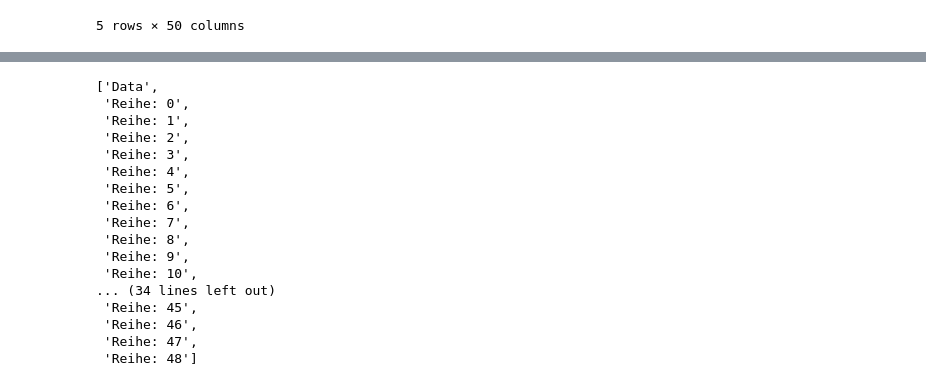
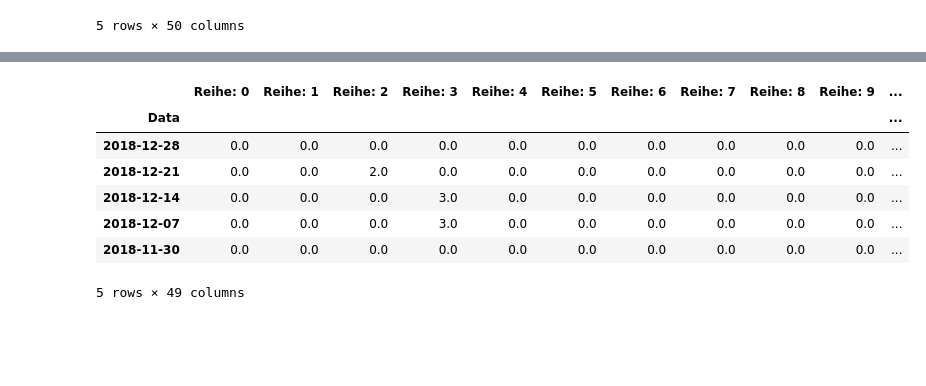
Before and after one commit to RepomanGithub/Timeseries_Binary_Data, a Jupyter notebook: timeseries_analysis.ipynb, the cells around one changed output, grey strips where cells are left out. Cells and saved outputs as stored; diff of their text form; code cells hidden in the pictures; blank space fills up the shorter version.

```diff
--- a/timeseries_analysis.ipynb
+++ b/timeseries_analysis.ipynb
@@ -180,21 +123,17 @@ df_new_data.head()
-# %%
-columns = list(df)
-columns
-# %% [output]
-['Data',
- 'Reihe: 0',
- 'Reihe: 1',
- 'Reihe: 2',
- 'Reihe: 3',
- 'Reihe: 4',
- 'Reihe: 5',
- 'Reihe: 6',
- 'Reihe: 7',
- 'Reihe: 8',
- 'Reihe: 9',
- 'Reihe: 10',
-... (34 lines left out)
- 'Reihe: 45',
- 'Reihe: 46',
- 'Reihe: 47',
- 'Reihe: 48']
+# %%
+df.month = pd.to_datetime(df.Data)
+
+# change to index
+df.set_index('Data',inplace=True)
+
+# results
+df.head()
+# %% [output]
+|  | Reihe: 0 | Reihe: 1 | Reihe: 2 | Reihe: 3 | Reihe: 4 | Reihe: 5 | Reihe: 6 | Reihe: 7 | Reihe: 8 | Reihe: 9 | ... |
+| Data |  |  |  |  |  |  |  |  |  |  | ... |
+| 2018-12-28 | 0.0 | 0.0 | 0.0 | 0.0 | 0.0 | 0.0 | 0.0 | 0.0 | 0.0 | 0.0 | ... |
+| 2018-12-21 | 0.0 | 0.0 | 2.0 | 0.0 | 0.0 | 0.0 | 0.0 | 0.0 | 0.0 | 0.0 | ... |
+| 2018-12-14 | 0.0 | 0.0 | 0.0 | 3.0 | 0.0 | 0.0 | 0.0 | 0.0 | 0.0 | 0.0 | ... |
+| 2018-12-07 | 0.0 | 0.0 | 0.0 | 3.0 | 0.0 | 0.0 | 0.0 | 0.0 | 0.0 | 0.0 | ... |
+| 2018-11-30 | 0.0 | 0.0 | 0.0 | 0.0 | 0.0 | 0.0 | 0.0 | 0.0 | 0.0 | 0.0 | ... |
+5 rows × 49 columns
```
Also changed, not shown: parts of 12 cells of this notebook.
